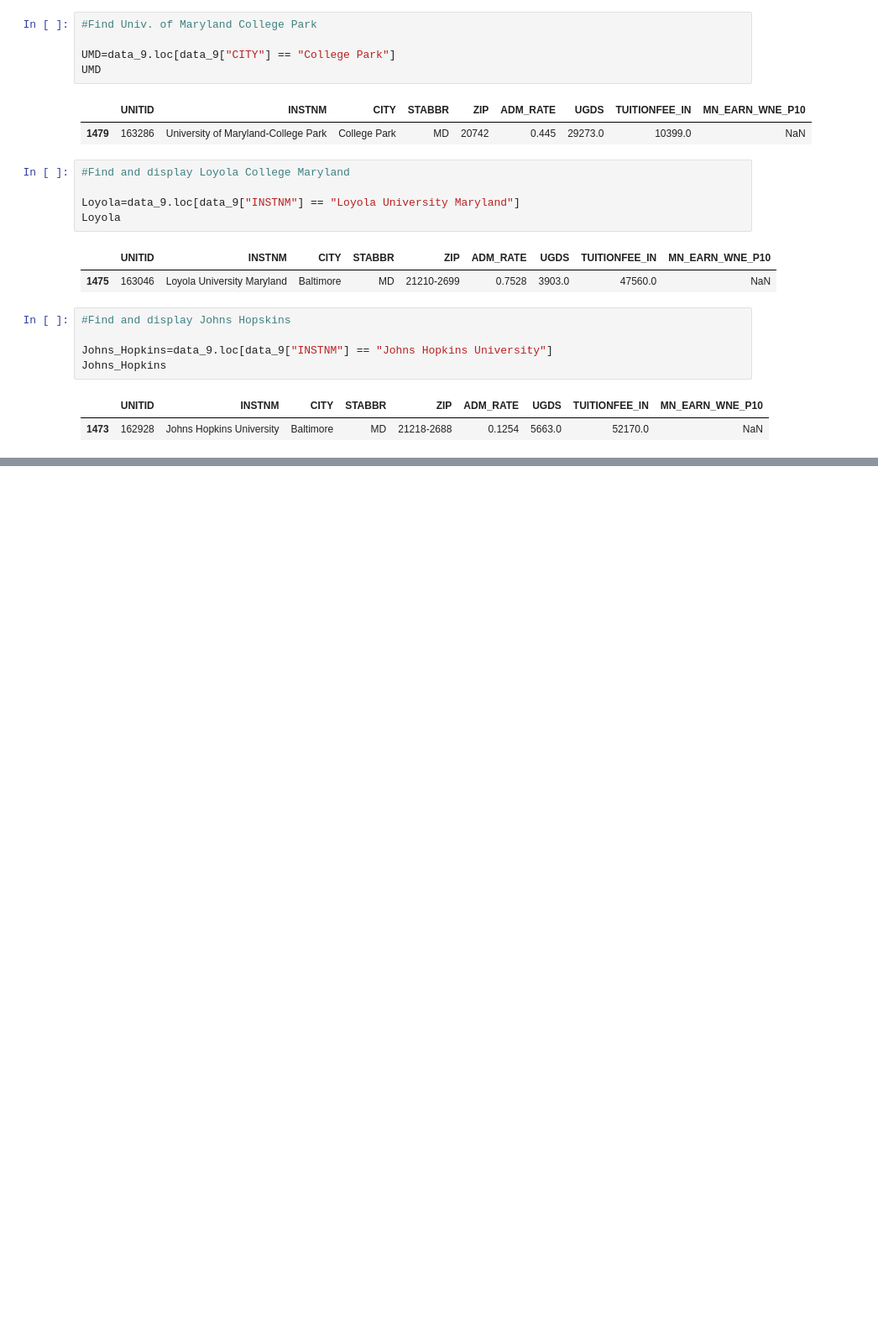
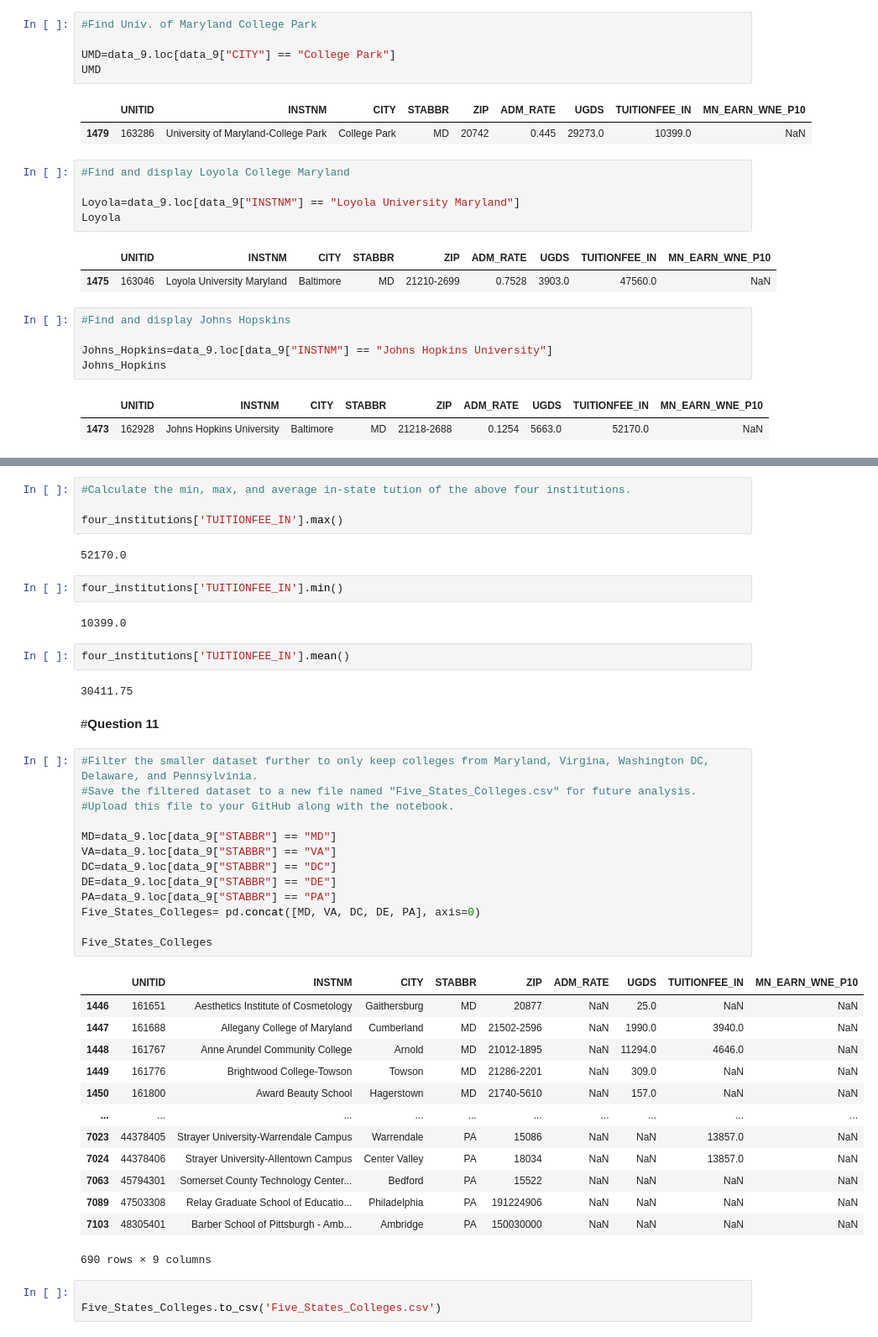
Before and after one commit to Tchuissi/DATA-690-WANG, a Jupyter notebook: Assignment_5_.ipynb, the cells around one changed output, grey strips where cells are left out. Shown: that part at 84% size. Saved outputs shown, nothing was run; the diff lists cells and outputs as text; blank space fills up the shorter version.

```diff
--- a/Assignment_5_.ipynb
+++ b/Assignment_5_.ipynb
@@ -242,0 +252,46 @@ Johns_Hopkins
+# %%
+#Calculate the min, max, and average in-state tution of the above four institutions.
+
+four_institutions['TUITIONFEE_IN'].max()
+# %% [output]
+52170.0
+# %%
+four_institutions['TUITIONFEE_IN'].min()
+# %% [output]
+10399.0
+# %%
+four_institutions['TUITIONFEE_IN'].mean()
+# %% [output]
+30411.75
+# %% [markdown]
+#**Question 11**
+# %%
+#Filter the smaller dataset further to only keep colleges from Maryland, Virgina, Washington DC, Delaware, and Pennsylvinia.
+#Save the filtered dataset to a new file named "Five_States_Colleges.csv" for future analysis.
+#Upload this file to your GitHub along with the notebook.
+
+MD=data_9.loc[data_9["STABBR"] == "MD"]
+VA=data_9.loc[data_9["STABBR"] == "VA"]
+DC=data_9.loc[data_9["STABBR"] == "DC"]
+DE=data_9.loc[data_9["STABBR"] == "DE"]
+PA=data_9.loc[data_9["STABBR"] == "PA"]
+Five_States_Colleges= pd.concat([MD, VA, DC, DE, PA], axis=0)
+
+Five_States_Colleges
+# %% [output]
+|  | UNITID | INSTNM | CITY | STABBR | ZIP | ADM_RATE | UGDS | TUITIONFEE_IN | MN_EARN_WNE_P10 |
+| 1446 | 161651 | Aesthetics Institute of Cosmetology | Gaithersburg | MD | 20877 | NaN | 25.0 | NaN | NaN |
+| 1447 | 161688 | Allegany College of Maryland | Cumberland | MD | 21502-2596 | NaN | 1990.0 | 3940.0 | NaN |
+| 1448 | 161767 | Anne Arundel Community College | Arnold | MD | 21012-1895 | NaN | 11294.0 | 4646.0 | NaN |
+| 1449 | 161776 | Brightwood College-Towson | Towson | MD | 21286-2201 | NaN | 309.0 | NaN | NaN |
+| 1450 | 161800 | Award Beauty School | Hagerstown | MD | 21740-5610 | NaN | 157.0 | NaN | NaN |
+| ... | ... | ... | ... | ... | ... | ... | ... | ... | ... |
+| 7023 | 44378405 | Strayer University-Warrendale Campus | Warrendale | PA | 15086 | NaN | NaN | 13857.0 | NaN |
+| 7024 | 44378406 | Strayer University-Allentown Campus | Center Valley | PA | 18034 | NaN | NaN | 13857.0 | NaN |
+| 7063 | 45794301 | Somerset County Technology Center... | Bedford | PA | 15522 | NaN | NaN | NaN | NaN |
+| 7089 | 47503308 | Relay Graduate School of Educatio... | Philadelphia | PA | 191224906 | NaN | NaN | NaN | NaN |
+| 7103 | 48305401 | Barber School of Pittsburgh - Amb... | Ambridge | PA | 150030000 | NaN | NaN | NaN | NaN |
+690 rows × 9 columns
+# %%
+
+Five_States_Colleges.to_csv('Five_States_Colleges.csv')
```
Also changed, not shown: parts of 1 cell of this notebook.
